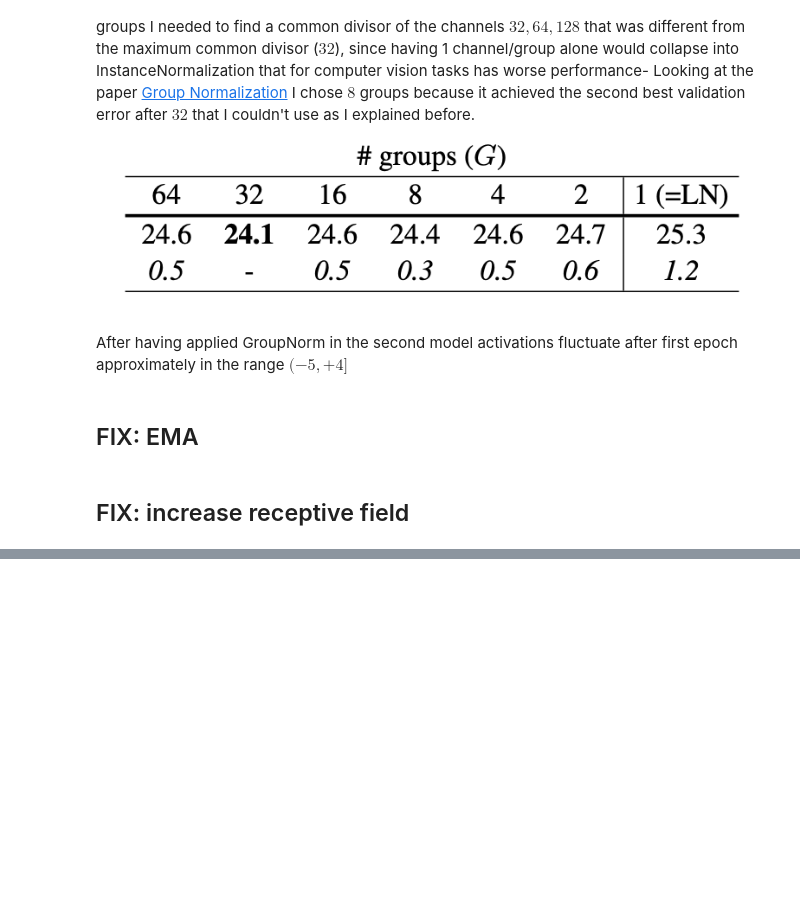
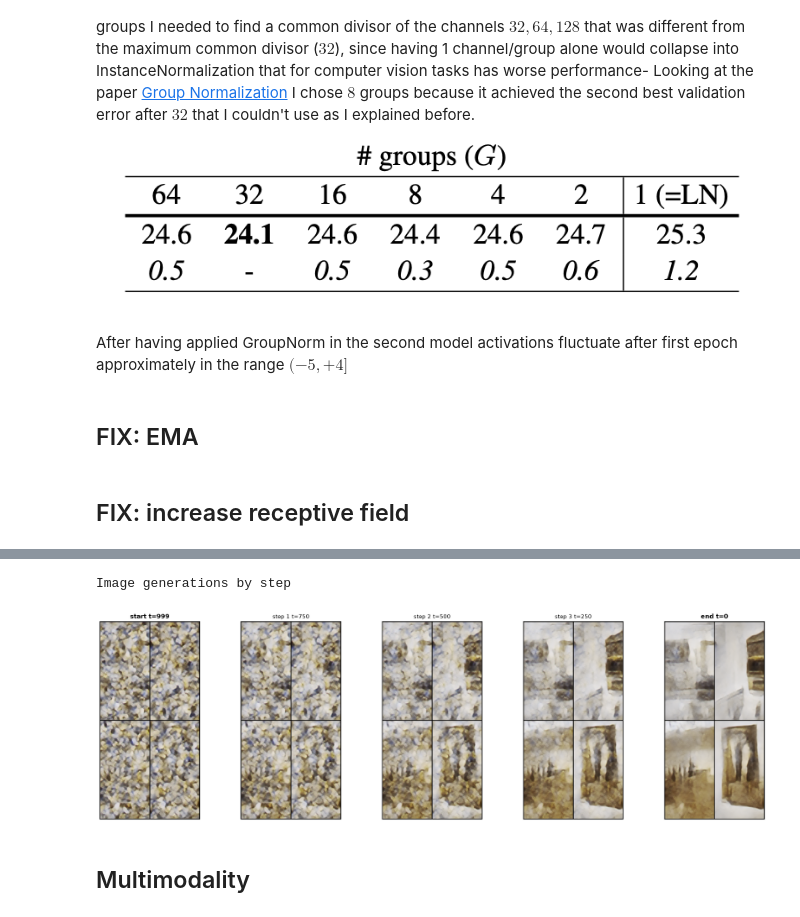
Before and after one commit to longlive-pandas/DLAI2526, a Jupyter notebook: test.ipynb, the cells around one changed output, grey strips where cells are left out. Cells and saved outputs as stored; diff of their text form; code cells hidden in the pictures; blank space fills up the shorter version.

Commit message:
latent diffusion + multimodal generation

```diff
--- a/test.ipynb
+++ b/test.ipynb
@@ -1775,0 +1952,4 @@ fig.show()
+# %%
+vae = VAE(in_channels=CHANNELS, latent_dim=LATENT_CHANNELS, base=VAE_BASE).to(device)
+input_size = (3, 256, 128)
+summary(vae, input_size)
@@ -1775,0 +2354,14 @@ fig.show()
+# %%
+ema_ldm_model = LatentUNet(latent_channels=LATENT_C, base=BASE_CH, time_dim=TIME_DIM).to(device)
+ema_ldm.copy_to(ema_ldm_model)
+ema_ldm_model.eval()
+generated = sample_ddim(ema_ldm_model, n_samples=4, latent_shape=LATENT_SHAPE, vae=vae, scale_factor=scale_factor, device=device, steps=50)
+imgs_0_1 = ((generated.cpu() + 1) / 2).clamp(0, 1)
+grid = torchvision.utils.make_grid(imgs_0_1, nrow=2)
+torchvision.utils.save_image(grid, os.path.join(OUT_DIR, "samples.png"))
+fig, ax = plt.subplots(figsize=(8, 12))
+ax.imshow(grid.permute(1, 2, 0).numpy())
+ax.axis("off")
+ax.set_title("Latent diffusion generated botanical images")
+plt.savefig(os.path.join(OUT_DIR, "samples_labeled.png"), bbox_inches="tight")
+plt.show()
@@ -1775,0 +2424,38 @@ fig.show()
+# %%
+LATENT_SHAPE = (LATENT_C, LATENT_H, LATENT_W)
+NUM_SNAPSHOTS = 5
+ema_ldm_model = LatentUNet(latent_channels=LATENT_C, base=BASE_CH, time_dim=TIME_DIM).to(device)
+ema_ldm.copy_to(ema_ldm_model)
+ema_ldm_model.eval()
+print("Image generations by step")
+grids, timesteps = sample_ddim_progressive(
+    model=ema_ldm_model,
+    n_samples=4,
+    latent_shape=LATENT_SHAPE,
+    vae=vae,
+    scale_factor=scale_factor,
+    device=device,
+    steps=1000,
+    num_snapshots=NUM_SNAPSHOTS
+)
+fig, axes = plt.subplots(1, NUM_SNAPSHOTS, figsize=(4 * NUM_SNAPSHOTS, 6))
+for idx, (grid_np, t_val) in enumerate(zip(grids, timesteps)):
+    axes[idx].imshow(grid_np)
+    axes[idx].axis("off")
+    if idx == 0:
+        axes[idx].set_title(f"start t={t_val}", fontsize=12, fontweight='bold')
+    elif idx == NUM_SNAPSHOTS - 1:
+        axes[idx].set_title(f"end t={t_val}", fontsize=12, fontweight='bold')
+    else:
+        axes[idx].set_title(f"step {idx} t={t_val}", fontsize=11)
+
+plt.tight_layout()
+plt.savefig(os.path.join(OUT_DIR, "progressive_denoising_sequence.png"), bbox_inches="tight")
+plt.show()
+final_grid_torch = torch.tensor(grids[-1]).permute(2, 0, 1)
+torchvision.utils.save_image(final_grid_torch, os.path.join(OUT_DIR, "samples.png"))
+# %% [output]
+Image generations by step
+[figure, added]
+# %% [markdown]
+## Multimodality
```
Also changed, not shown: parts of 125 cells of this notebook, 2 other files.
